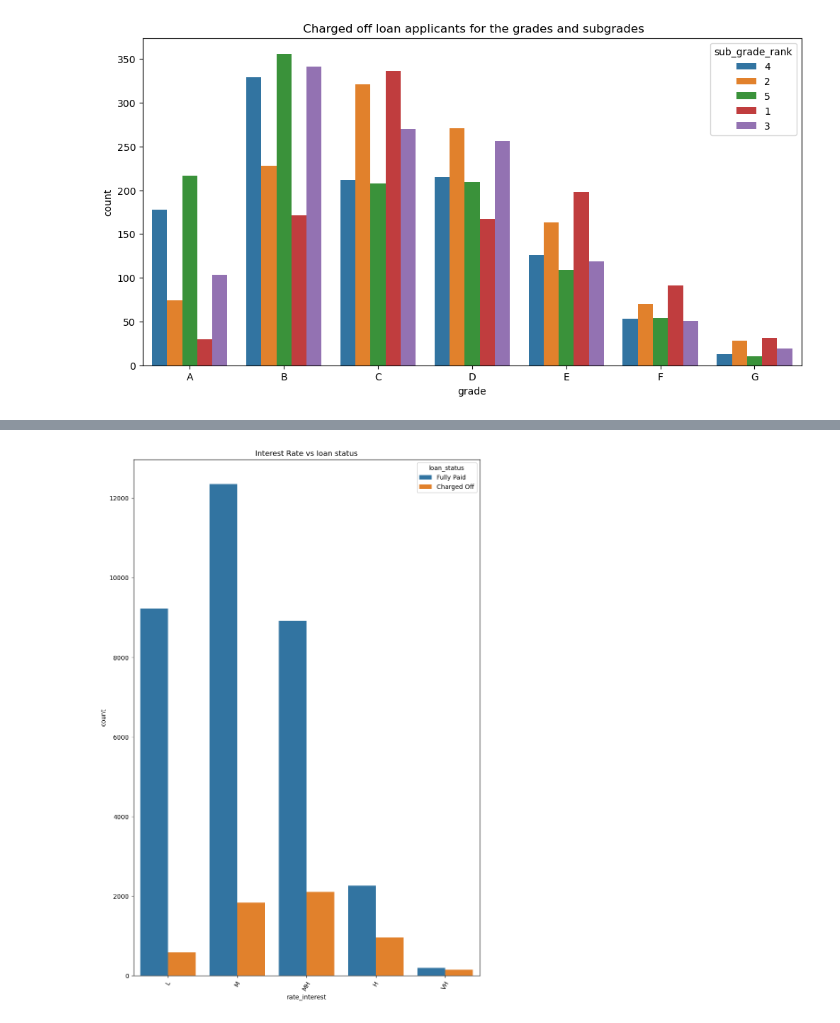
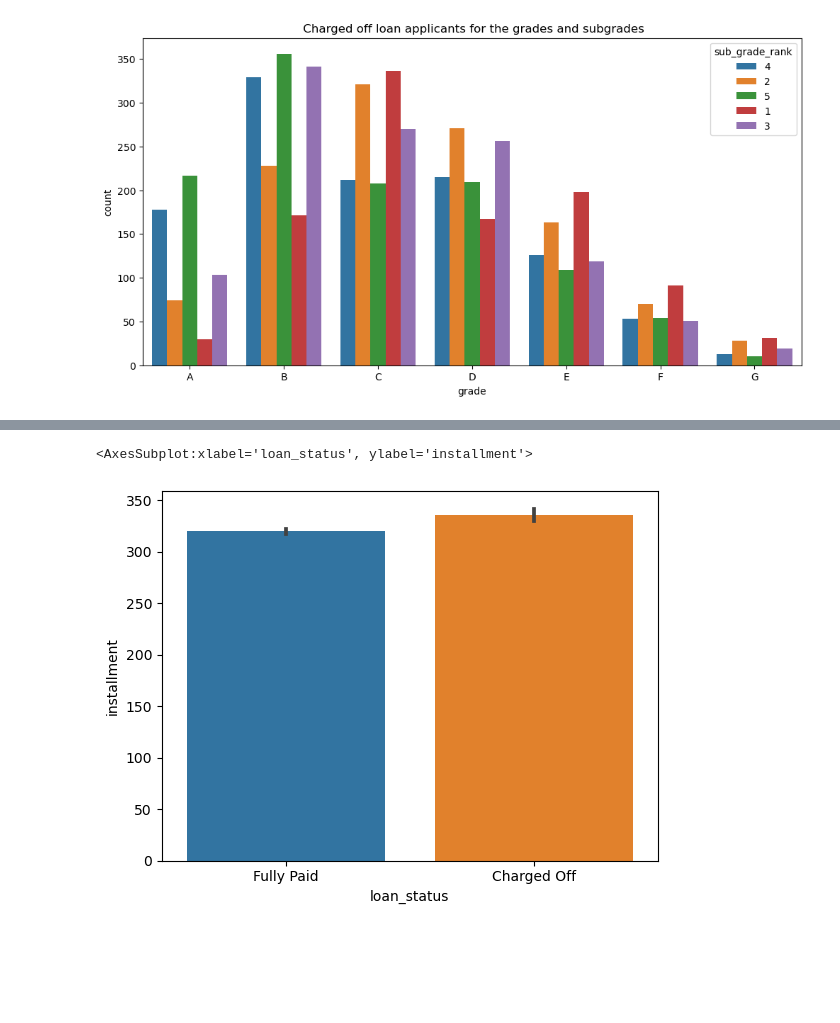
Before and after one commit to skkage/LendingClubCaseStudy, a Jupyter notebook: Santhosh Kumari Kage.ipynb, the cells around one changed output, grey strips where cells are left out. Cells and saved outputs as stored; diff of their text form; code cells hidden in the pictures; blank space fills up the shorter version.

```diff
--- a/Santhosh Kumari Kage.ipynb
+++ b/Santhosh Kumari Kage.ipynb
@@ -1455,11 +1426,8 @@ plt.show()
-# %%
-
-# Interest rate vs loan status
-
-plt.figure(figsize=(10,15))
-sns.countplot(x='rate_interest',hue='loan_status',data=df_new)
-plt.xticks(rotation=60)
-plt.title("Interest Rate vs loan status")
-plt.show()
-# %% [output]
-[figure, removed]
+# %%
+# create a bar plot for target variable vs continous columns
+# plot of installment vs loan_Status
+# Here we can see that the charged off accounts have more no of installments to be paid.
+sns.barplot(x=df_new["loan_status"],y=df_new["installment"])
+# %% [output]
+<AxesSubplot:xlabel='loan_status', ylabel='installment'>
+[figure, added]
```
Also changed, not shown: parts of 24 cells of this notebook.
